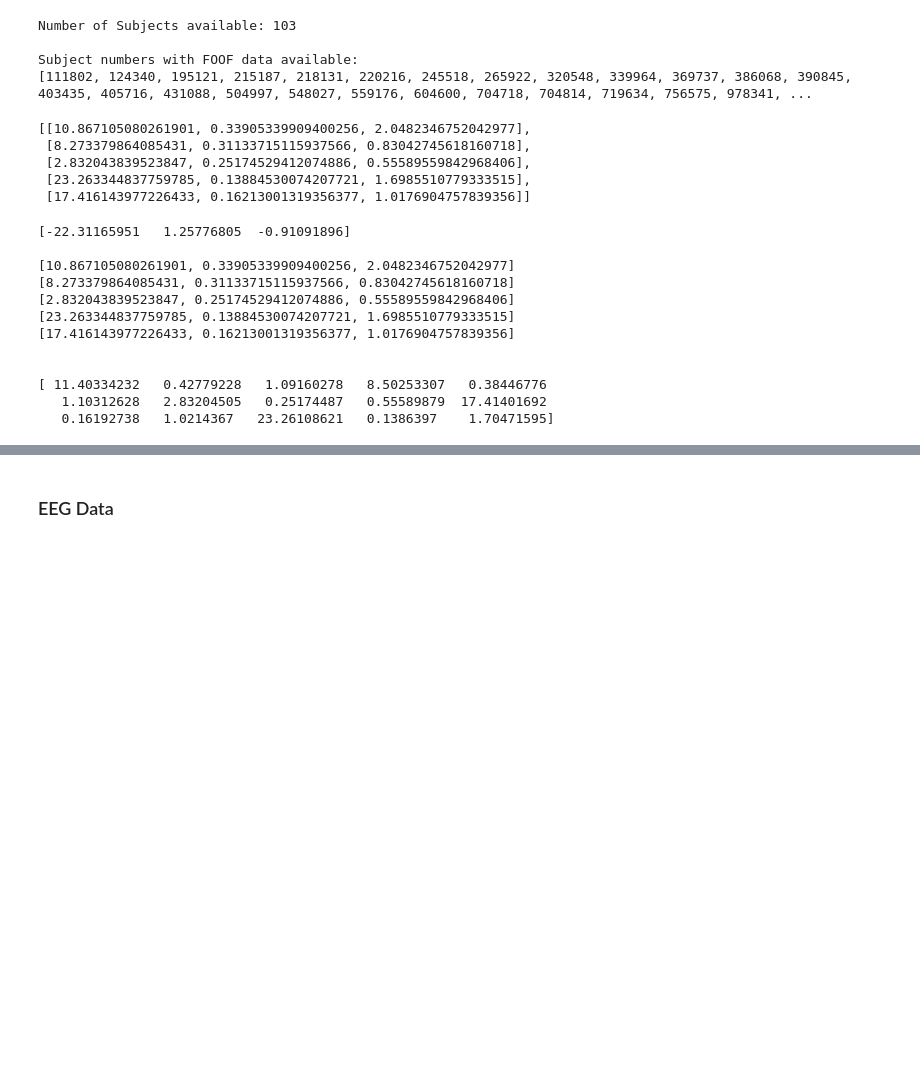
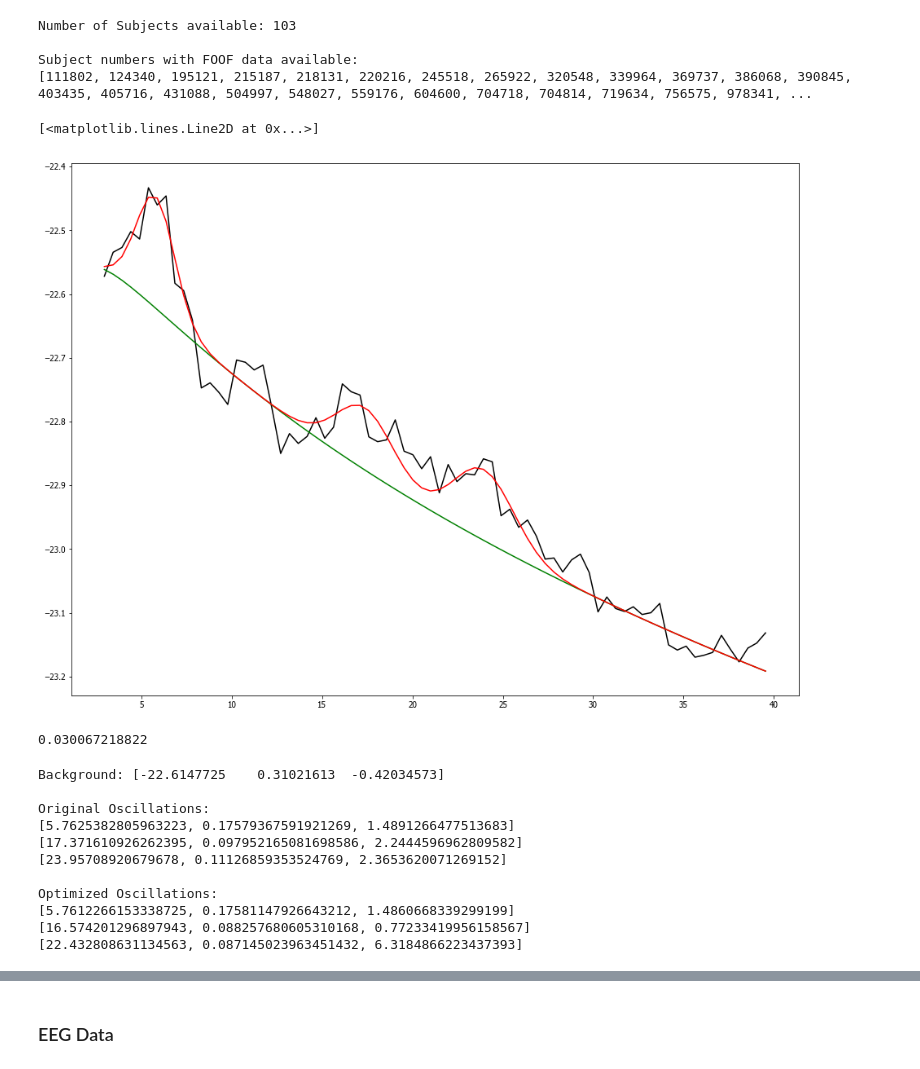
Before and after one commit to fooof-tools/fooof, a Jupyter notebook: FOOOF_Tom.ipynb, the cells around one changed output, grey strips where cells are left out. Drawn from its saved outputs; the diff is of its cells as text; code cells hidden in the pictures; blank space fills up the shorter version.

```diff
--- a/FOOOF_Tom.ipynb
+++ b/FOOOF_Tom.ipynb
@@ -19,0 +24,5 @@ from fooof.fooof import *
+# %%
+def rmse(preds, target):
+    """Calculate root mean squared error."""
+
+    return np.sqrt(((preds - target) ** 2).mean())
@@ -63,11 +76,3 @@ freq_range = cut_freqs
 # Run FOOOF
 p_flat_real, frequency_vector, trimmed_psd, psd_fit, background_fit, gaussian_fit, background_params, oscillation_params = \
     fooof(freqs, psd_array, cut_freqs, number_of_gaussians, window_around_max)
-# %%
-oscillation_params
-# %% [output]
-[[10.867105080261901, 0.33905339909400256, 2.0482346752042977],
- [8.273379864085431, 0.31133715115937566, 0.83042745618160718],
- [2.832043839523847, 0.25174529412074886, 0.55589559842968406],
- [23.263344837759785, 0.13884530074207721, 1.6985510779333515],
- [17.416143977226433, 0.16213001319356377, 1.0176904757839356]]
@@ -74,3 +92,17 @@ oscillation_params
+# %%
+# Plot initial fit
+plt.plot(frequency_vector, trimmed_psd, 'k')
+plt.plot(frequency_vector, background_fit, 'g')
+plt.plot(frequency_vector, psd_fit, 'r')
+# %% [output]
+[<matplotlib.lines.Line2D at 0x...>]
+[figure, added]
+# %%
+# Check RMSE of initial fit
+rmse_orig = rmse(psd_fit, trimmed_psd)
+print(rmse_orig)
+# %% [output]
+0.030067218822
 # %%
 # Optimize FOOOF
 guess = oscillation_params
@@ -81,19 +118,19 @@ multi_fit = gaussian_function(frequency_vector, *popt)
 # %%
-print(background_params, '\n')
-for ll in oscillation_params: print(ll)
-print('\n')
-print(popt)
+print('Background:', background_params, '\n')
+print('Original Oscillations:')
+for ll in sorted(oscillation_params): print(ll)
+print('\nOptimized Oscillations: ')
+for ll in sorted(group_three(popt)): print(ll)
 # %% [output]
-[-22.31165951   1.25776805  -0.91091896]
+Background: [-22.6147725    0.31021613  -0.42034573]
 
-[10.867105080261901, 0.33905339909400256, 2.0482346752042977]
-[8.273379864085431, 0.31133715115937566, 0.83042745618160718]
-[2.832043839523847, 0.25174529412074886, 0.55589559842968406]
-[23.263344837759785, 0.13884530074207721, 1.6985510779333515]
-[17.416143977226433, 0.16213001319356377, 1.0176904757839356]
+Original Oscillations:
+[5.7625382805963223, 0.17579367591921269, 1.4891266477513683]
+[17.371610926262395, 0.097952165081698586, 2.2444596962809582]
+[23.95708920679678, 0.11126859353524769, 2.3653620071269152]
 
-
-[ 11.40334232   0.42779228   1.09160278   8.50253307   0.38446776
-   1.10312628   2.83204505   0.25174487   0.55589879  17.41401692
-   0.16192738   1.0214367   23.26108621   0.1386397    1.70471595]
+Optimized Oscillations:
+[5.7612266153338725, 0.17581147926643212, 1.4860668339299199]
+[16.574201296897943, 0.088257680605310168, 0.77233419956158567]
+[22.432808631134563, 0.087145023963451432, 6.3184866223437393]
 # %%
```
Also changed, not shown: parts of 16 cells of this notebook.
